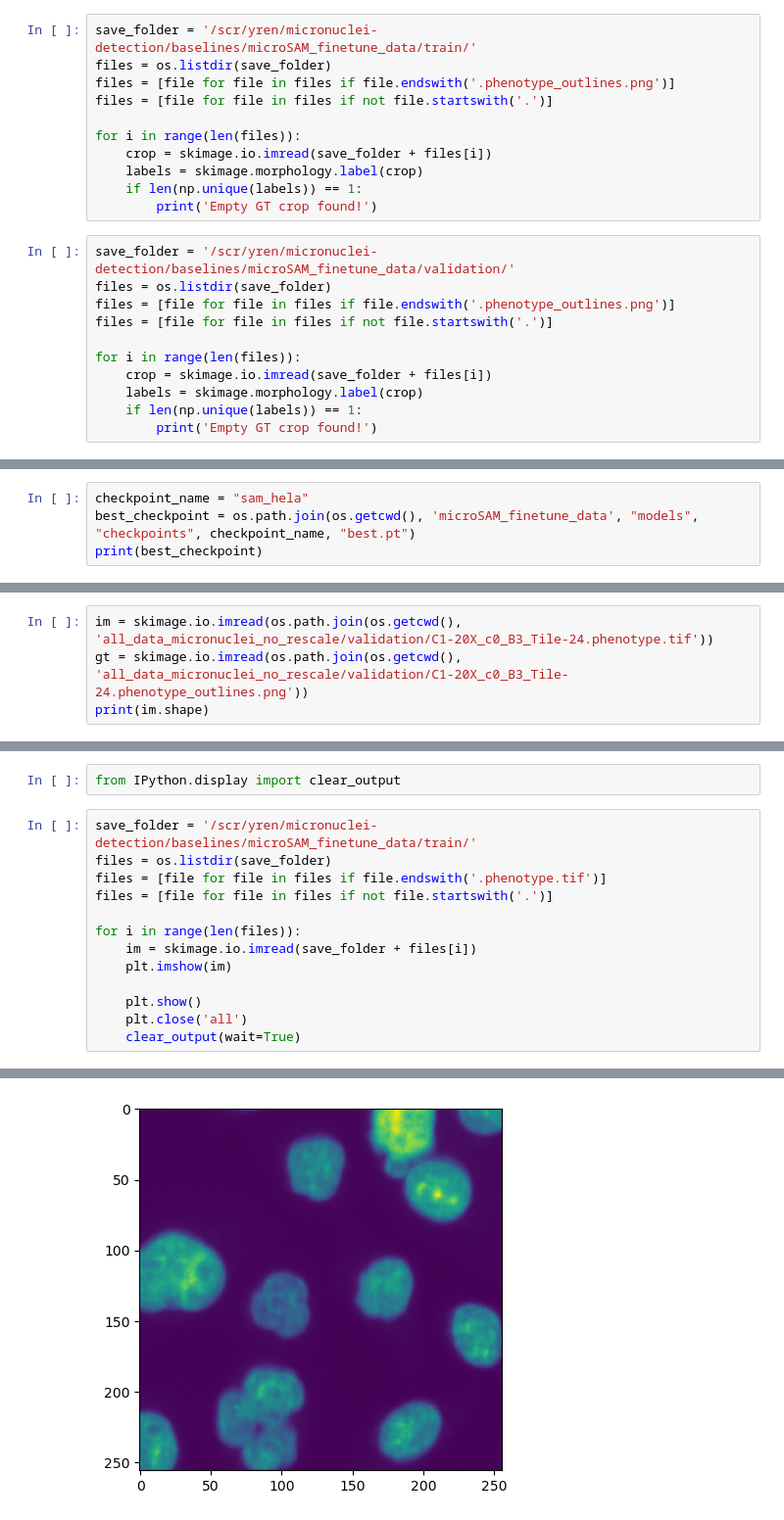
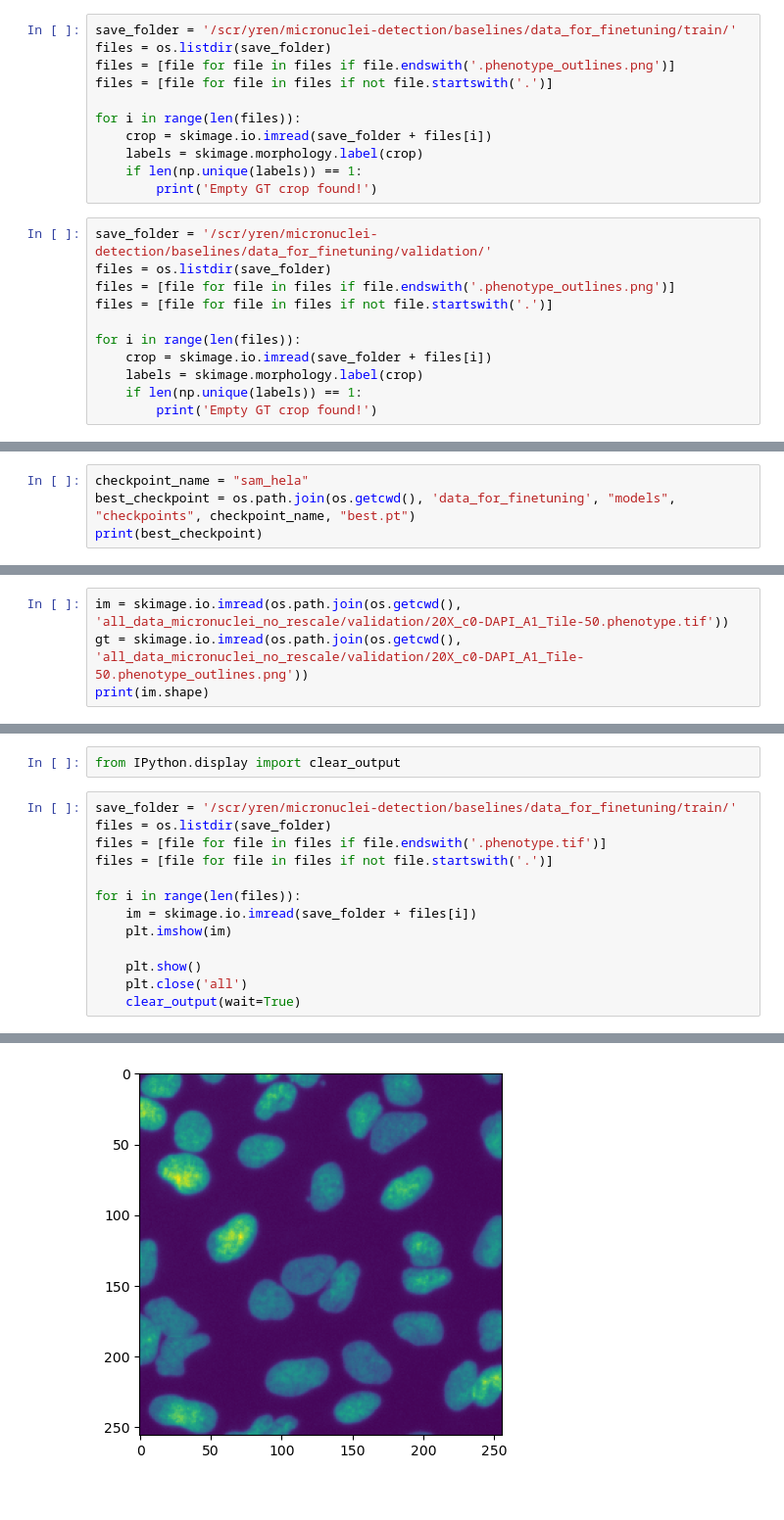
Before and after one commit to CaicedoLab/micronuclei-detection, a Jupyter notebook: baselines/finetune-microsam.ipynb, the cells around one changed output, grey strips where cells are left out. Shown at 98% size. Drawn from its saved outputs; the diff is of its cells as text.

Commit message:
finished finetuning experiments

```diff
--- a/baselines/finetune-microsam.ipynb
+++ b/baselines/finetune-microsam.ipynb
@@ -92,7 +92,7 @@ for i in tqdm(range(len(files))):
             skimage.io.imsave(save_folder + new_imid + '.phenotype_outlines.png', gt_labels.astype(np.uint16))
             idx = idx + 1
 # %%
-save_folder = '/scr/yren/micronuclei-detection/baselines/microSAM_finetune_data/train/'
+save_folder = '/scr/yren/micronuclei-detection/baselines/data_for_finetuning/train/'
 files = os.listdir(save_folder)
 files = [file for file in files if file.endswith('.phenotype_outlines.png')]
 files = [file for file in files if not file.startswith('.')]
@@ -103,7 +103,7 @@ for i in range(len(files)):
     if len(np.unique(labels)) == 1:
         print('Empty GT crop found!')
 # %%
-save_folder = '/scr/yren/micronuclei-detection/baselines/microSAM_finetune_data/validation/'
+save_folder = '/scr/yren/micronuclei-detection/baselines/data_for_finetuning/validation/'
 files = os.listdir(save_folder)
 files = [file for file in files if file.endswith('.phenotype_outlines.png')]
 files = [file for file in files if not file.startswith('.')]
@@ -215,6 +210,6 @@ sam_training.train_sam(
 # Load trained model to make predictions
 # %%
 checkpoint_name = "sam_hela"
-best_checkpoint = os.path.join(os.getcwd(), 'microSAM_finetune_data', "models", "checkpoints", checkpoint_name, "best.pt")
+best_checkpoint = os.path.join(os.getcwd(), 'data_for_finetuning', "models", "checkpoints", checkpoint_name, "best.pt")
 print(best_checkpoint)
 # %% [output]
@@ -265,7 +260,7 @@ def run_automatic_instance_segmentation(
 
     return prediction
 # %%
-im = skimage.io.imread(os.path.join(os.getcwd(), 'all_data_micronuclei_no_rescale/validation/C1-20X_c0_B3_Tile-24.phenotype.tif'))
-gt = skimage.io.imread(os.path.join(os.getcwd(), 'all_data_micronuclei_no_rescale/validation/C1-20X_c0_B3_Tile-24.phenotype_outlines.png'))
+im = skimage.io.imread(os.path.join(os.getcwd(), 'all_data_micronuclei_no_rescale/validation/20X_c0-DAPI_A1_Tile-50.phenotype.tif'))
+gt = skimage.io.imread(os.path.join(os.getcwd(), 'all_data_micronuclei_no_rescale/validation/20X_c0-DAPI_A1_Tile-50.phenotype_outlines.png'))
 print(im.shape)
 # %% [output]
@@ -314,7 +319,7 @@ plt.imshow(micro_mask)
 # %%
 from IPython.display import clear_output
 # %%
-save_folder = '/scr/yren/micronuclei-detection/baselines/microSAM_finetune_data/train/'
+save_folder = '/scr/yren/micronuclei-detection/baselines/data_for_finetuning/train/'
 files = os.listdir(save_folder)
 files = [file for file in files if file.endswith('.phenotype.tif')]
 files = [file for file in files if not file.startswith('.')]
@@ -331 +335 @@ NameError: name 'clear_output' is not defined
-[figure, old version]
+[figure, new version]
```
Also changed, not shown: parts of 16 cells of this notebook, 3 other files.
